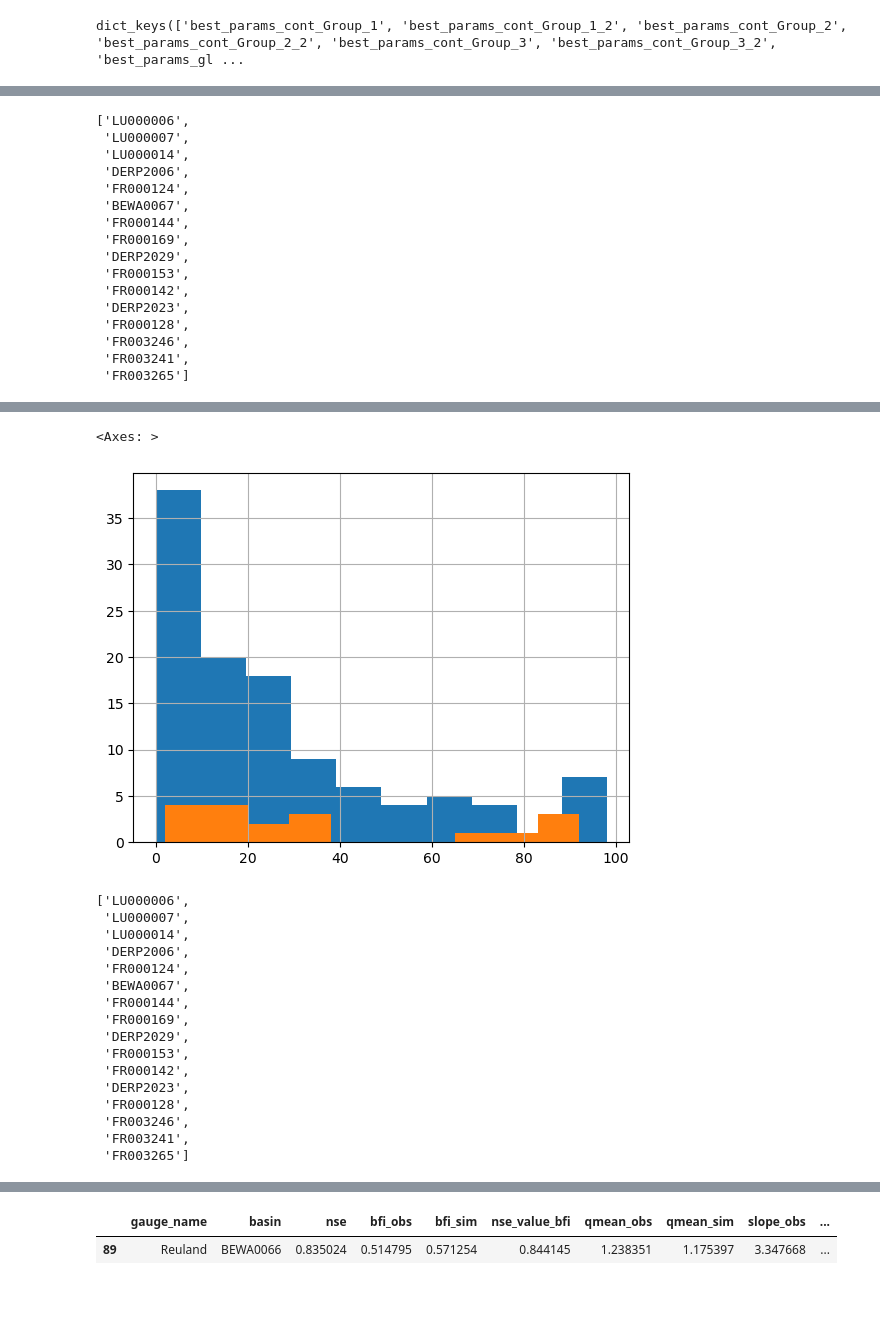
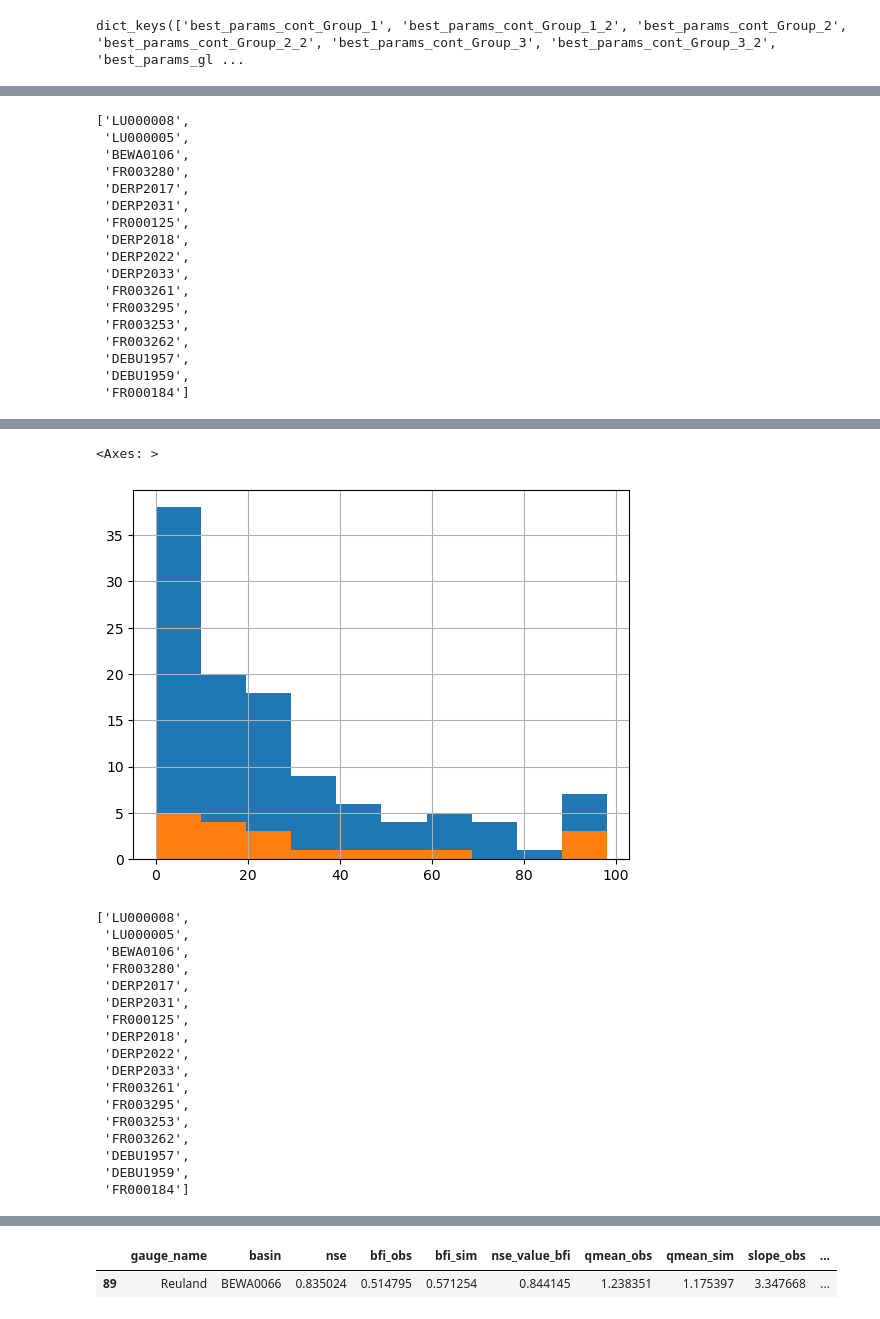
Before and after one commit to thiagovmdon/estreams_superflexpy, a Jupyter notebook: code/c_modelling_distributed_Moselle_3_geologies_groups.ipynb, the cells around one changed output, grey strips where cells are left out. Drawn from its saved outputs; the diff is of its cells as text; code cells hidden in the pictures.

```diff
--- a/code/c_modelling_distributed_Moselle_3_geologies_groups.ipynb
+++ b/code/c_modelling_distributed_Moselle_3_geologies_groups.ipynb
@@ -1221,25 +1130,26 @@ list_cal = ['FR000184',
  'FR003272',
  'DEBU1958']
 # %%
-list_cal = estreams_attributes_clipped_filters[estreams_attributes_clipped_filters.group == "Group_2"].index.tolist()
+list_cal = estreams_attributes_clipped_filters[estreams_attributes_clipped_filters.group == "Group_7"].index.tolist()
 list_cal
 # %% [output]
-['LU000006',
- 'LU000007',
- 'LU000014',
- 'DERP2006',
- 'FR000124',
- 'BEWA0067',
- 'FR000144',
- 'FR000169',
- 'DERP2029',
- 'FR000153',
- 'FR000142',
- 'DERP2023',
- 'FR000128',
- 'FR003246',
- 'FR003241',
- 'FR003265']
+['LU000008',
+ 'LU000005',
+ 'BEWA0106',
+ 'FR003280',
+ 'DERP2017',
+ 'DERP2031',
+ 'FR000125',
+ 'DERP2018',
+ 'DERP2022',
+ 'DERP2033',
+ 'FR003261',
+ 'FR003295',
+ 'FR003253',
+ 'FR003262',
+ 'DEBU1957',
+ 'DEBU1959',
+ 'FR000184']
 # %%
 list_cal = estreams_attributes_clipped_filters[estreams_attributes_clipped_filters.group == "Group_3"].index.tolist()
 estreams_attributes_clipped_filters.loc[list_cal, ["area_estreams",'perm_high_regi',
@@ -1265,33 +1175,34 @@ estreams_attributes_clipped_filters.loc[list_cal, ["area_estreams",'perm_high_re
 | DEBU1957 | 6970.000 | 33.0 | 64.0 | 3.0 | 33.0 | 66.0 | ... |
 | DEBU1959 | 27100.000 | 25.0 | 56.0 | 19.0 | 31.0 | 65.0 | ... |
 # %%
-list_cal = estreams_attributes_clipped_filters[estreams_attributes_clipped_filters.group == "Group_2"].index.tolist()
+list_cal = estreams_attributes_clipped_filters[estreams_attributes_clipped_filters.group == "Group_3"].index.tolist()
 
 estreams_attributes_clipped_filters.perm_high_regi.hist()
 estreams_attributes_clipped_filters.loc[list_cal, ["area_estreams",'perm_high_regi',
        'perm_medium_regi', 'perm_low_regi', 'perm_high_glob2',
        'perm_medium_glob2', 'perm_low_glob2']].sort_values("area_estreams").perm_high_regi.hist()
 # %% [output]
 <Axes: >
-[figure, old version]
+[figure, new version]
 # %%
 list_cal
 # %% [output]
-['LU000006',
- 'LU000007',
- 'LU000014',
- 'DERP2006',
- 'FR000124',
- 'BEWA0067',
- 'FR000144',
- 'FR000169',
- 'DERP2029',
- 'FR000153',
- 'FR000142',
- 'DERP2023',
- 'FR000128',
- 'FR003246',
- 'FR003241',
- 'FR003265']
+['LU000008',
+ 'LU000005',
+ 'BEWA0106',
+ 'FR003280',
+ 'DERP2017',
+ 'DERP2031',
+ 'FR000125',
+ 'DERP2018',
+ 'DERP2022',
+ 'DERP2033',
+ 'FR003261',
+ 'FR003295',
+ 'FR003253',
+ 'FR003262',
+ 'DEBU1957',
+ 'DEBU1959',
+ 'FR000184']
 # %%
 list_cal = [
```
Also changed, not shown: parts of 43 cells of this notebook, 1 other file.
